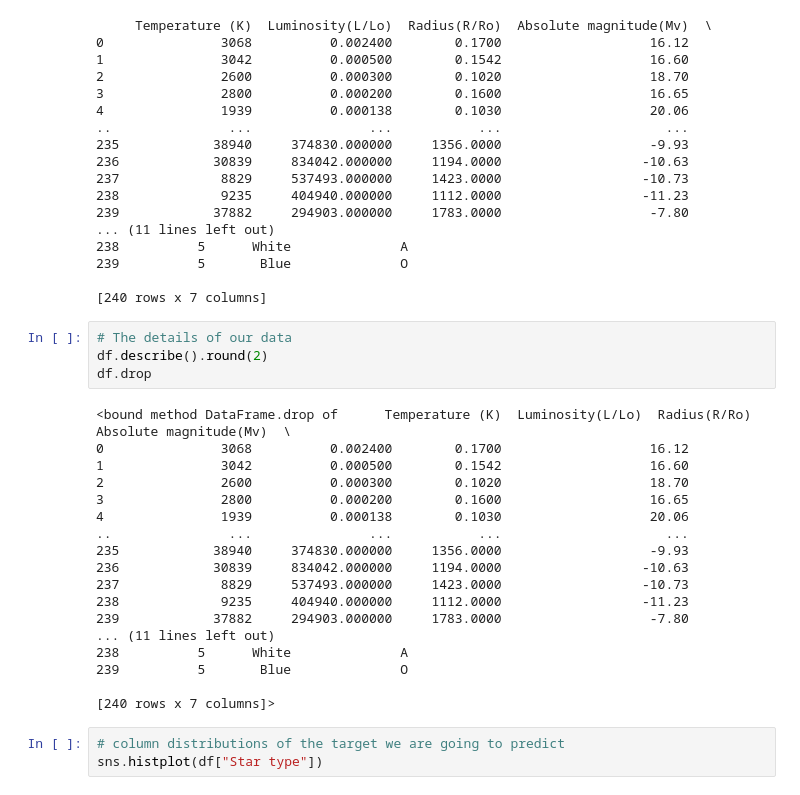
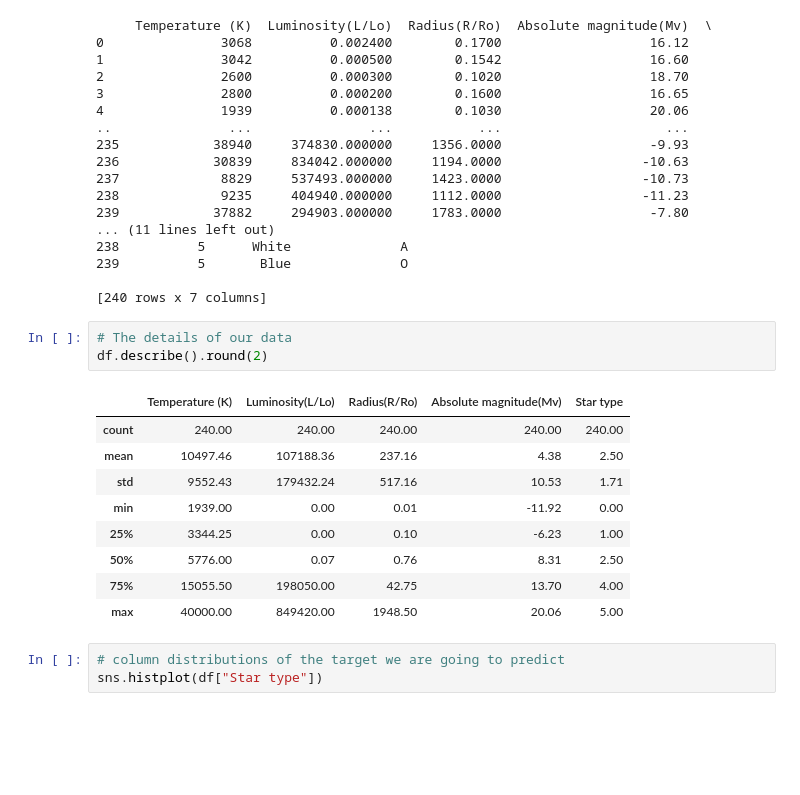
Before and after one commit to kaijia2022/CSE151A-Project-Repo, a Jupyter notebook: StarType_Prediction.ipynb, the cells around one changed output. Drawn from its saved outputs; the diff is of its cells as text; blank space fills up the shorter version.

```diff
--- a/StarType_Prediction.ipynb
+++ b/StarType_Prediction.ipynb
@@ -35,25 +29,16 @@ print(df)
 # %%
 # The details of our data
 df.describe().round(2)
-df.drop
 # %% [output]
-<bound method DataFrame.drop of      Temperature (K)  Luminosity(L/Lo)  Radius(R/Ro)  Absolute magnitude(Mv)  \
-0               3068          0.002400        0.1700                   16.12
-1               3042          0.000500        0.1542                   16.60
-2               2600          0.000300        0.1020                   18.70
-3               2800          0.000200        0.1600                   16.65
-4               1939          0.000138        0.1030                   20.06
-..               ...               ...           ...                     ...
-235            38940     374830.000000     1356.0000                   -9.93
-236            30839     834042.000000     1194.0000                  -10.63
-237             8829     537493.000000     1423.0000                  -10.73
-238             9235     404940.000000     1112.0000                  -11.23
-239            37882     294903.000000     1783.0000                   -7.80
-... (11 lines left out)
-238          5      White              A
-239          5       Blue              O
-
-[240 rows x 7 columns]>
+|  | Temperature (K) | Luminosity(L/Lo) | Radius(R/Ro) | Absolute magnitude(Mv) | Star type |
+| count | 240.00 | 240.00 | 240.00 | 240.00 | 240.00 |
+| mean | 10497.46 | 107188.36 | 237.16 | 4.38 | 2.50 |
+| std | 9552.43 | 179432.24 | 517.16 | 10.53 | 1.71 |
+| min | 1939.00 | 0.00 | 0.01 | -11.92 | 0.00 |
+| 25% | 3344.25 | 0.00 | 0.10 | -6.23 | 1.00 |
+| 50% | 5776.00 | 0.07 | 0.76 | 8.31 | 2.50 |
+| 75% | 15055.50 | 198050.00 | 42.75 | 13.70 | 4.00 |
+| max | 40000.00 | 849420.00 | 1948.50 | 20.06 | 5.00 |
 # %%
 # column distributions of the target we are going to predict
 sns.histplot(df["Star type"])
```
Also changed, not shown: parts of 5 cells of this notebook.
